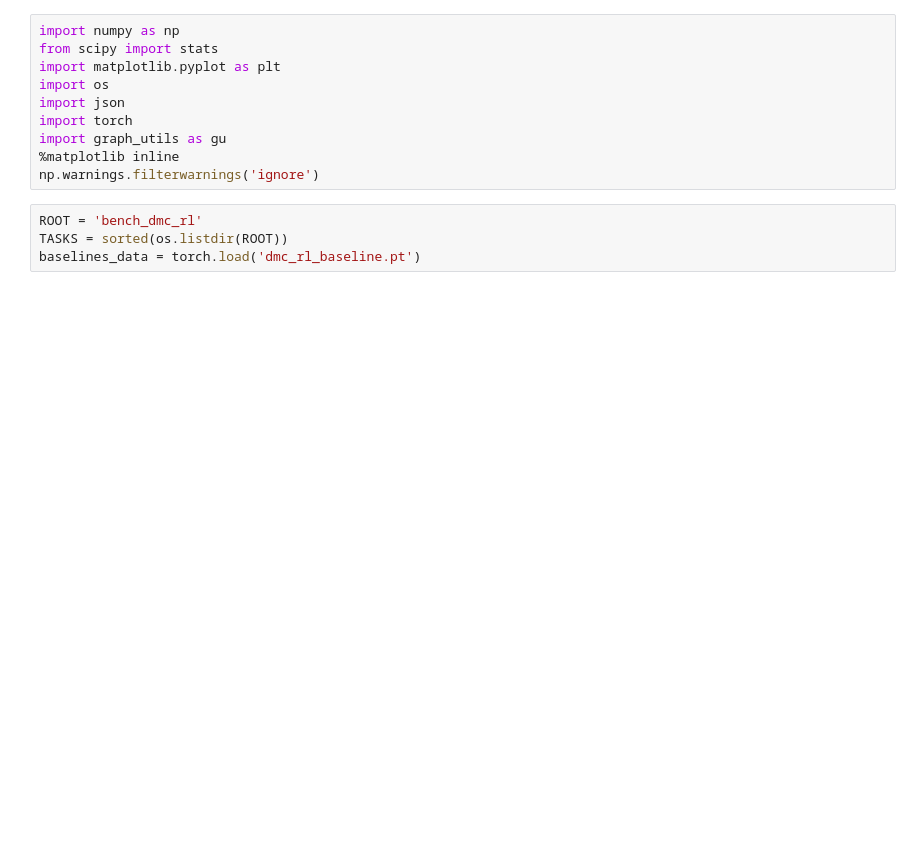
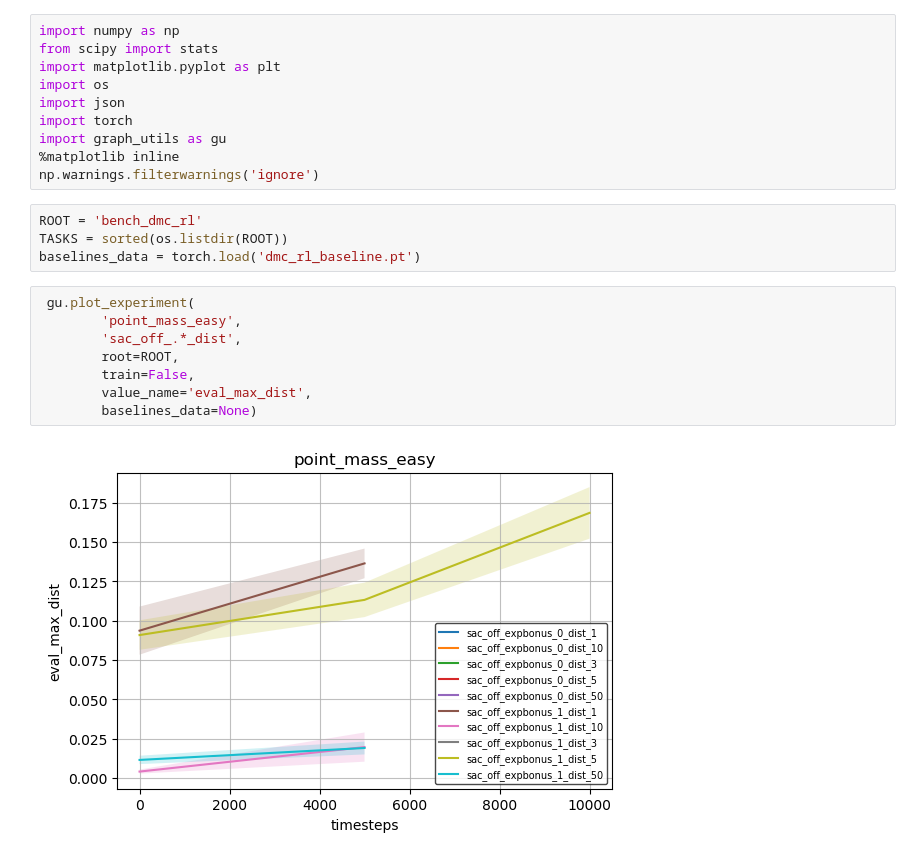
Before and after one commit to 1nadequacy/dist_expl, a Jupyter notebook: bench_dmc_rl.ipynb, the cells around one changed output. Cells and saved outputs as stored; diff of their text form; blank space fills up the shorter version.

```diff
--- a/bench_dmc_rl.ipynb
+++ b/bench_dmc_rl.ipynb
@@ -12,3 +12,13 @@ np.warnings.filterwarnings('ignore')
 ROOT = 'bench_dmc_rl'
 TASKS = sorted(os.listdir(ROOT))
 baselines_data = torch.load('dmc_rl_baseline.pt')
+# %%
+ gu.plot_experiment(
+        'point_mass_easy',
+        'sac_off_.*_dist',
+        root=ROOT,
+        train=False,
+        value_name='eval_max_dist',
+        baselines_data=None)
+# %% [output]
+[figure, added]
```
Also changed, not shown: parts of 21 cells of this notebook, 4 other files.
